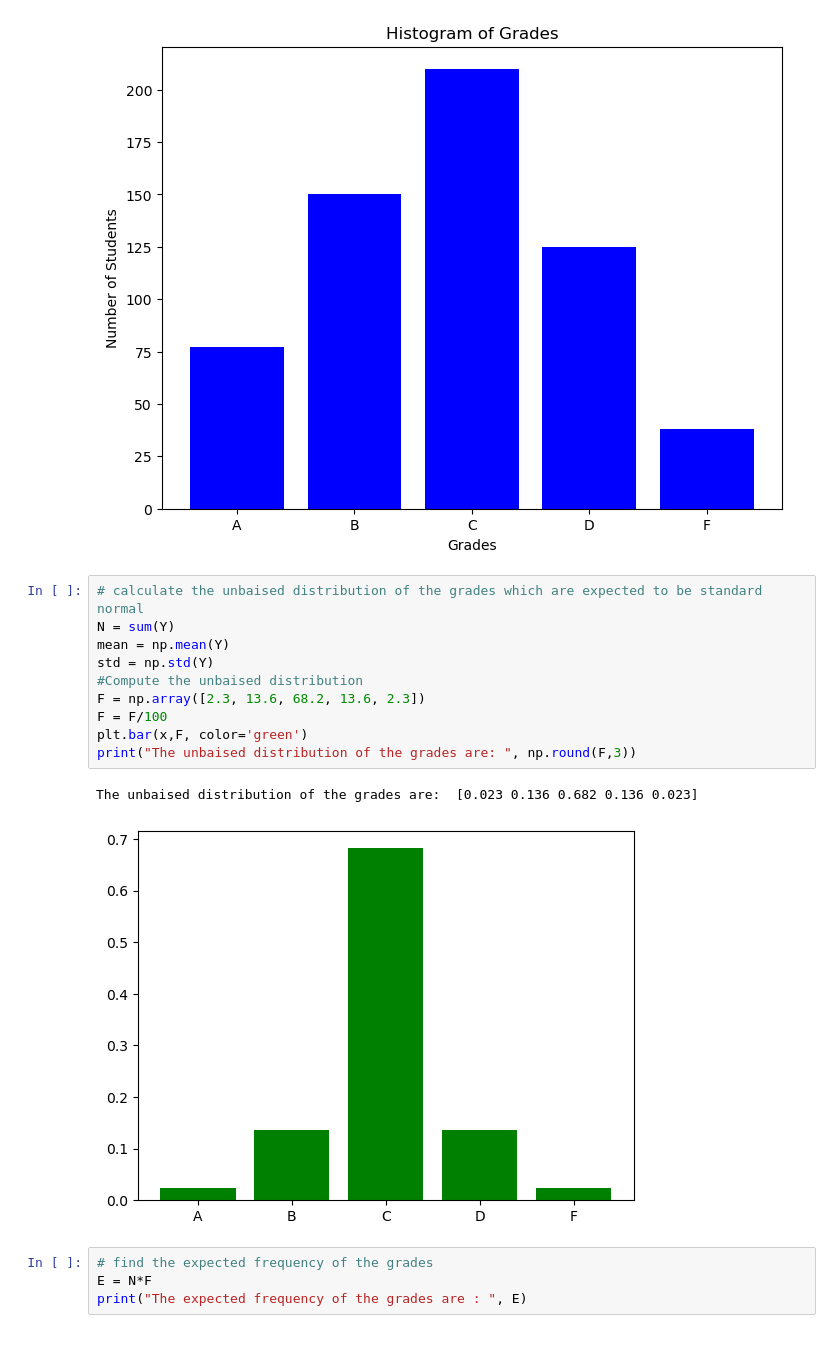
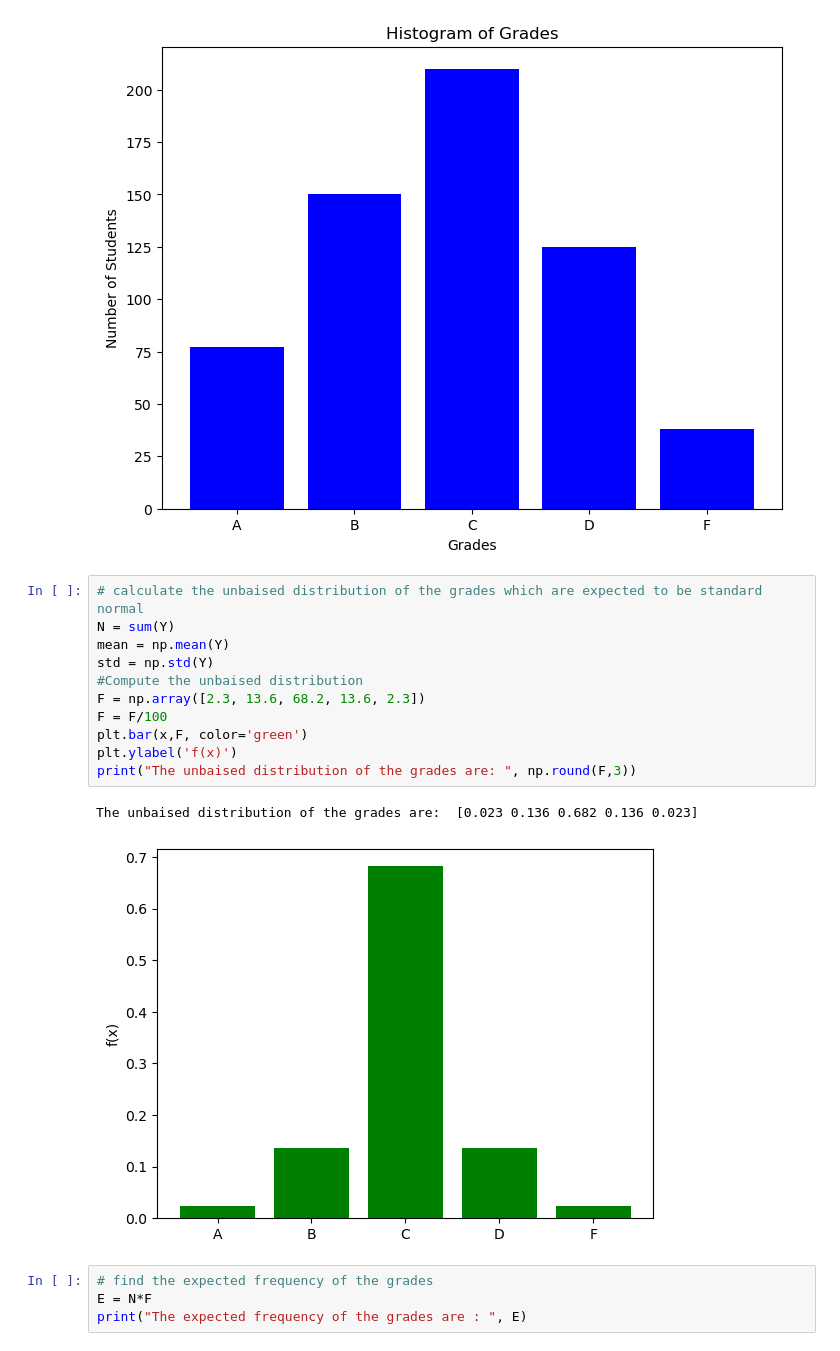
Before and after one commit to jabed-umar/adv-comp-phys, a Jupyter notebook: assign_3.ipynb, the cells around one changed output. Saved outputs shown, nothing was run; the diff lists cells and outputs as text.

```diff
--- a/assign_3.ipynb
+++ b/assign_3.ipynb
@@ -184,16 +184,17 @@ plt.show()
 # %%
 # calculate the unbaised distribution of the grades which are expected to be standard normal
 N = sum(Y)
 mean = np.mean(Y)
 std = np.std(Y)
 #Compute the unbaised distribution
 F = np.array([2.3, 13.6, 68.2, 13.6, 2.3])
 F = F/100
 plt.bar(x,F, color='green')
+plt.ylabel('f(x)')
 print("The unbaised distribution of the grades are: ", np.round(F,3))
 # %% [output]
 The unbaised distribution of the grades are:  [0.023 0.136 0.682 0.136 0.023]
-[figure, old version]
+[figure, new version]
 # %%
 # find the expected frequency of the grades
 E = N*F
```
Also changed, not shown: parts of 1 cell of this notebook.
